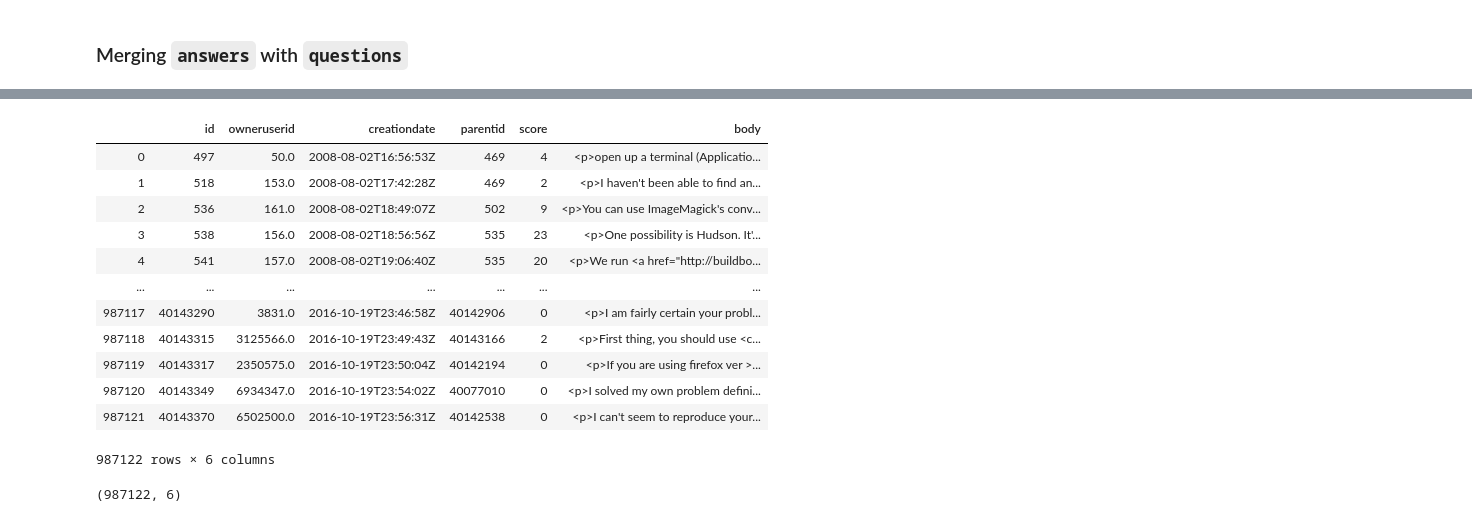
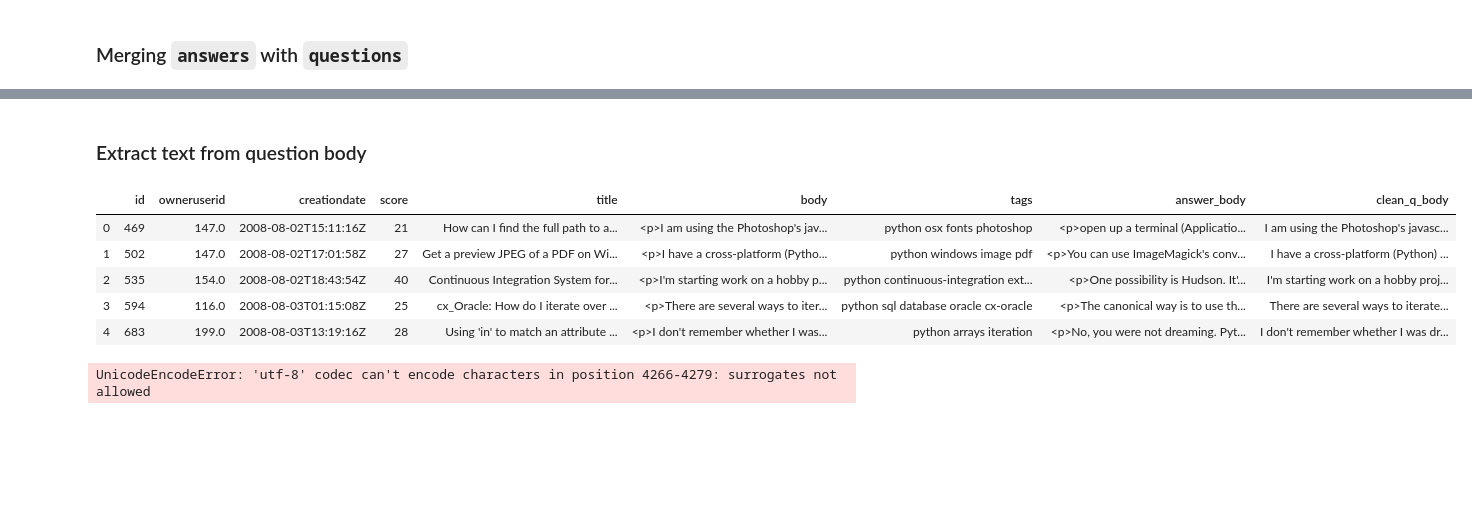
Before and after one commit to Rishi17996/stack_overflow_questions_analysis, a Jupyter notebook: Python_Questions_StackOverflow.ipynb, the cells around one changed output, grey strips where cells are left out. Cells and saved outputs as stored; diff of their text form; code cells hidden in the pictures; blank space fills up the shorter version.

```diff
--- a/Python_Questions_StackOverflow.ipynb
+++ b/Python_Questions_StackOverflow.ipynb
@@ -27,6 +31,26 @@ def standardize_column_names(df):
     prior_columns = list(df.columns)
     new_columns = [column_name.lower().replace(' ', '_') for column_name in prior_columns]
     df.columns = new_columns
+# %%
+
+def clean_html_body(text_body):
+    """
+    Pseudocode
+
+    Remove <pre> tag section
+    Remove <code> tag section
+    Remove <anchor> tag section
+    Extract all text from the html content
+    Remove new line characters
+    Return clean text
+    """
+    pre_tag_pattern = r'<pre>.*</pre>'
+    code_tag_pattern = r'<code>.*</code>'
+    anchor_tag_pattern = r'<a.*</a>'
+    pre_tag_removed = re.sub(pre_tag_pattern, '',  text_body)
+    code_tag_removed = re.sub(code_tag_pattern, '', pre_tag_removed)
+    anchor_tag_removed = re.sub(anchor_tag_pattern, '', code_tag_removed)
+    return BeautifulSoup(anchor_tag_removed).get_text().replace('\n', ' ').replace('\r', '')
 # %%
 # Re encoding files to utf-8 format
 
@@ -146,23 +169,21 @@ temp_df.head()
 | 2 | 535 | 154.0 | 2008-08-02T18:43:54Z | 40 | Continuous Integration System for... | <p>I'm starting work on a hobby p... | python continuous-integration ext... | <p>One possibility is Hudson. It'... |
 | 3 | 594 | 116.0 | 2008-08-03T01:15:08Z | 25 | cx_Oracle: How do I iterate over ... | <p>There are several ways to iter... | python sql database oracle cx-oracle | <p>The canonical way is to use th... |
 | 4 | 683 | 199.0 | 2008-08-03T13:19:16Z | 28 | Using 'in' to match an attribute ... | <p>I don't remember whether I was... | python arrays iteration | <p>No, you were not dreaming. Pyt... |
-# %%
-answers
-# %% [output]
-|  | id | owneruserid | creationdate | parentid | score | body |
-| 0 | 497 | 50.0 | 2008-08-02T16:56:53Z | 469 | 4 | <p>open up a terminal (Applicatio... |
-| 1 | 518 | 153.0 | 2008-08-02T17:42:28Z | 469 | 2 | <p>I haven't been able to find an... |
-| 2 | 536 | 161.0 | 2008-08-02T18:49:07Z | 502 | 9 | <p>You can use ImageMagick's conv... |
-| 3 | 538 | 156.0 | 2008-08-02T18:56:56Z | 535 | 23 | <p>One possibility is Hudson. It'... |
-| 4 | 541 | 157.0 | 2008-08-02T19:06:40Z | 535 | 20 | <p>We run <a href="http://buildbo... |
-| ... | ... | ... | ... | ... | ... | ... |
-| 987117 | 40143290 | 3831.0 | 2016-10-19T23:46:58Z | 40142906 | 0 | <p>I am fairly certain your probl... |
-| 987118 | 40143315 | 3125566.0 | 2016-10-19T23:49:43Z | 40143166 | 2 | <p>First thing, you should use <c... |
-| 987119 | 40143317 | 2350575.0 | 2016-10-19T23:50:04Z | 40142194 | 0 | <p>If you are using firefox ver >... |
-| 987120 | 40143349 | 6934347.0 | 2016-10-19T23:54:02Z | 40077010 | 0 | <p>I solved my own problem defini... |
-| 987121 | 40143370 | 6502500.0 | 2016-10-19T23:56:31Z | 40142538 | 0 | <p>I can't seem to reproduce your... |
-987122 rows × 6 columns
-# %%
-answers.shape
-# %% [output]
-(987122, 6)
+# %% [markdown]
+### Extract text from question body
+# %%
+raw_df['clean_q_body'] = raw_df['body'].apply(lambda x: clean_html_body(x))
+raw_df.head(5)
+# %% [output]
+|  | id | owneruserid | creationdate | score | title | body | tags | answer_body | clean_q_body |
+| 0 | 469 | 147.0 | 2008-08-02T15:11:16Z | 21 | How can I find the full path to a... | <p>I am using the Photoshop's jav... | python osx fonts photoshop | <p>open up a terminal (Applicatio... | I am using the Photoshop's javasc... |
+| 1 | 502 | 147.0 | 2008-08-02T17:01:58Z | 27 | Get a preview JPEG of a PDF on Wi... | <p>I have a cross-platform (Pytho... | python windows image pdf | <p>You can use ImageMagick's conv... | I have a cross-platform (Python) ... |
+| 2 | 535 | 154.0 | 2008-08-02T18:43:54Z | 40 | Continuous Integration System for... | <p>I'm starting work on a hobby p... | python continuous-integration ext... | <p>One possibility is Hudson. It'... | I'm starting work on a hobby proj... |
+| 3 | 594 | 116.0 | 2008-08-03T01:15:08Z | 25 | cx_Oracle: How do I iterate over ... | <p>There are several ways to iter... | python sql database oracle cx-oracle | <p>The canonical way is to use th... | There are several ways to iterate... |
+| 4 | 683 | 199.0 | 2008-08-03T13:19:16Z | 28 | Using 'in' to match an attribute ... | <p>I don't remember whether I was... | python arrays iteration | <p>No, you were not dreaming. Pyt... | I don't remember whether I was dr... |
+# %%
+raw_df.to_csv('Data/raw_data_with_answer_body_only.csv',
+             index=False,
+             encoding='utf-8')
+# %% [output]
+UnicodeEncodeError: 'utf-8' codec can't encode characters in position 4266-4279: surrogates not allowed
```
Also changed, not shown: parts of 12 cells of this notebook.
